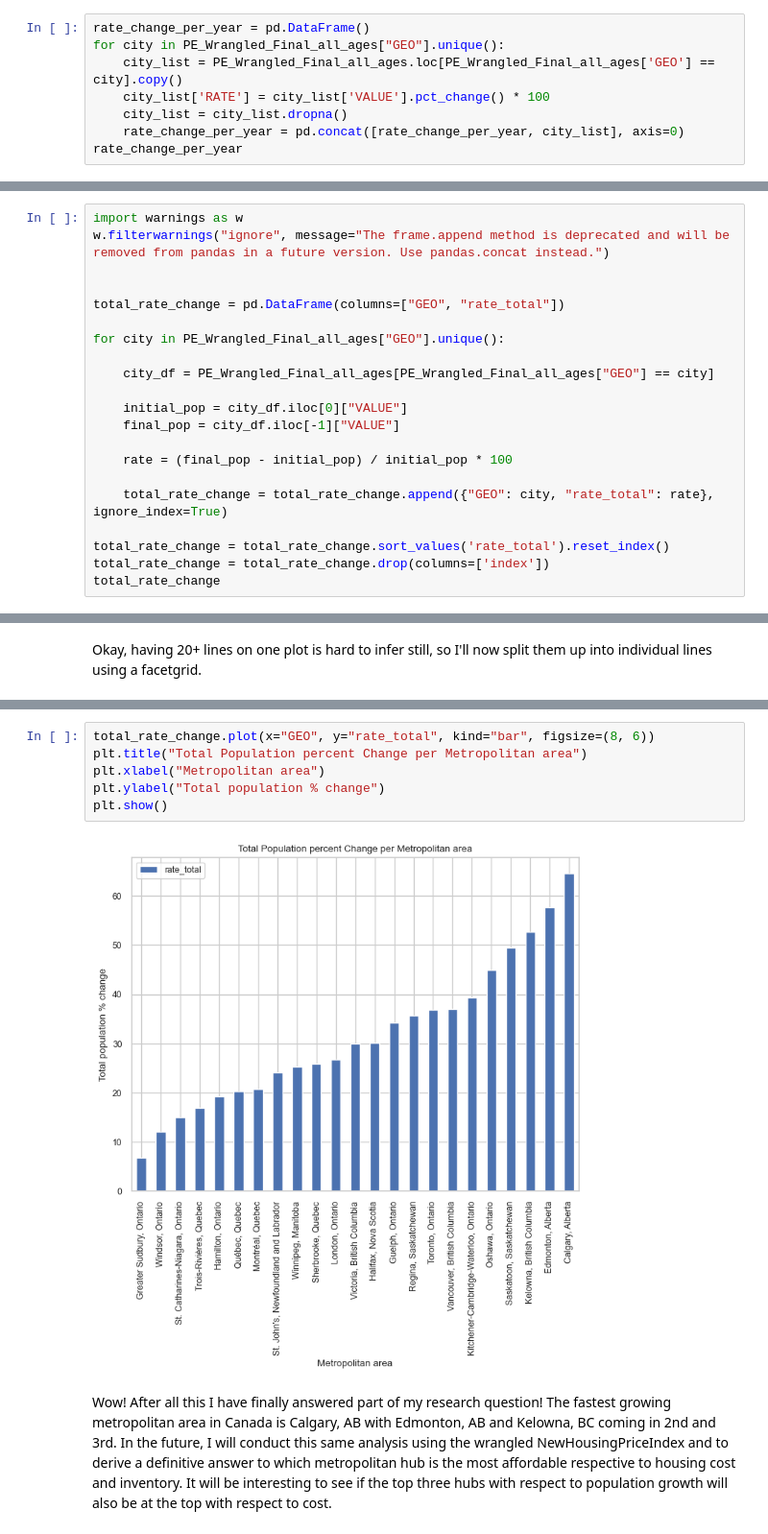
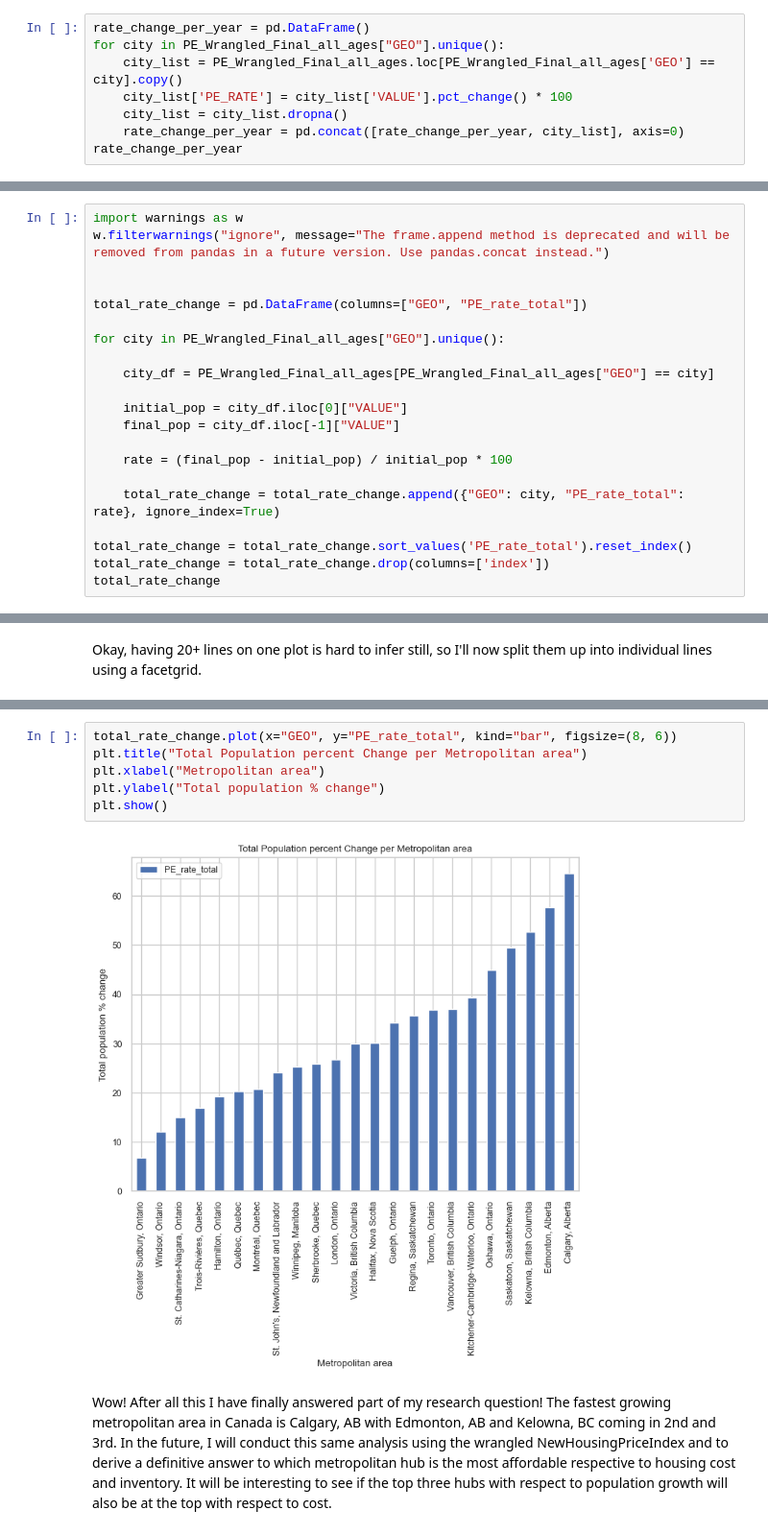
Before and after one commit to ubco-W2022T2-data301/project-group-group01, a Jupyter notebook: analysis/Logananalysis2.ipynb, the cells around one changed output, grey strips where cells are left out. Shown at 96% size. Saved outputs shown, nothing was run; the diff lists cells and outputs as text.

```diff
--- a/analysis/Logananalysis2.ipynb
+++ b/analysis/Logananalysis2.ipynb
@@ -450,7 +501,7 @@ Okay, I have finally managed to visualize the change in population over time for
 rate_change_per_year = pd.DataFrame()
 for city in PE_Wrangled_Final_all_ages["GEO"].unique():
     city_list = PE_Wrangled_Final_all_ages.loc[PE_Wrangled_Final_all_ages['GEO'] == city].copy()
-    city_list['RATE'] = city_list['VALUE'].pct_change() * 100
+    city_list['PE_RATE'] = city_list['VALUE'].pct_change() * 100
     city_list = city_list.dropna()
     rate_change_per_year = pd.concat([rate_change_per_year, city_list], axis=0)
 rate_change_per_year
@@ -475,7 +526,7 @@ import warnings as w
 w.filterwarnings("ignore", message="The frame.append method is deprecated and will be removed from pandas in a future version. Use pandas.concat instead.")
 
 
-total_rate_change = pd.DataFrame(columns=["GEO", "rate_total"])
+total_rate_change = pd.DataFrame(columns=["GEO", "PE_rate_total"])
 
 for city in PE_Wrangled_Final_all_ages["GEO"].unique():
 
@@ -486,9 +537,9 @@ for city in PE_Wrangled_Final_all_ages["GEO"].unique():
 
     rate = (final_pop - initial_pop) / initial_pop * 100
 
-    total_rate_change = total_rate_change.append({"GEO": city, "rate_total": rate}, ignore_index=True)
+    total_rate_change = total_rate_change.append({"GEO": city, "PE_rate_total": rate}, ignore_index=True)
 
-total_rate_change = total_rate_change.sort_values('rate_total').reset_index()
+total_rate_change = total_rate_change.sort_values('PE_rate_total').reset_index()
 total_rate_change = total_rate_change.drop(columns=['index'])
 total_rate_change
 # %% [output]
@@ -539,10 +591,10 @@ These look great! Since i have already calculated the total rate of population c
 # %%
-total_rate_change.plot(x="GEO", y="rate_total", kind="bar", figsize=(8, 6))
+total_rate_change.plot(x="GEO", y="PE_rate_total", kind="bar", figsize=(8, 6))
 plt.title("Total Population percent Change per Metropolitan area")
 plt.xlabel("Metropolitan area")
 plt.ylabel("Total population % change")
 plt.show()
 # %% [output]
-[figure, old version]
+[figure, new version]
 # %% [markdown]
 Wow! After all this I have finally answered part of my research question! The fastest growing metropolitan area in Canada is Calgary, AB with Edmonton, AB and Kelowna, BC coming in 2nd and 3rd. In the future, I will conduct this same analysis using the wrangled NewHousingPriceIndex and to derive a definitive answer to which metropolitan hub is the most affordable respective to housing cost and inventory. It will be interesting to see if the top three hubs with respect to population growth will also be at the top with respect to cost.
```
Also changed, not shown: parts of 64 cells of this notebook, 2 other files.
